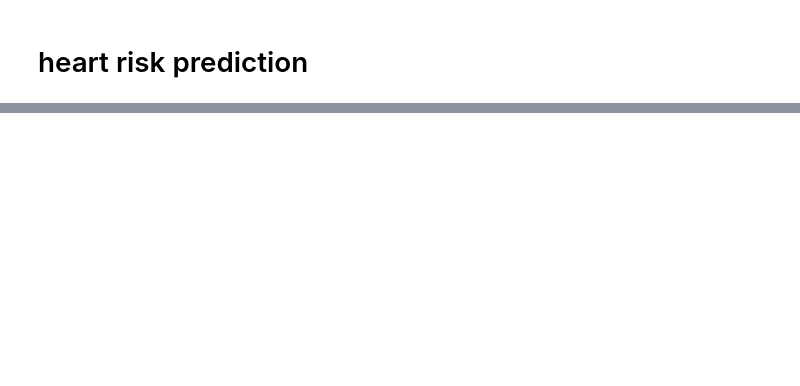
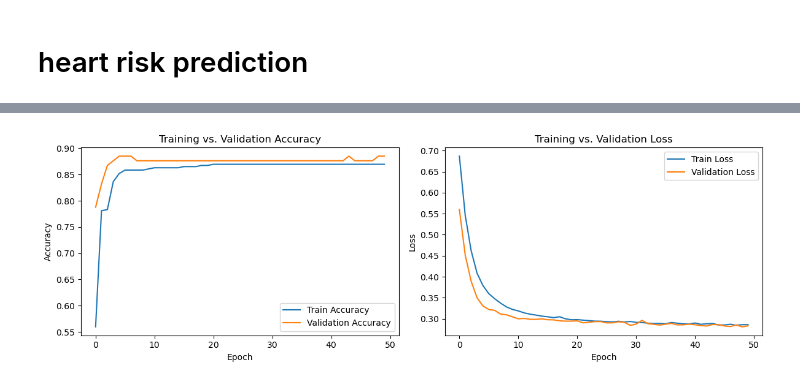
Before and after one commit to LaxmiVatsalyaDaita/CMSE830, a Jupyter notebook: models.ipynb, the cells around one changed output, grey strips where cells are left out. Saved outputs shown, nothing was run; the diff lists cells and outputs as text; code cells hidden in the pictures; blank space fills up the shorter version.

Commit message:
update models.ipynb
changes to modeling and performance comparison completed

```diff
--- a/models.ipynb
+++ b/models.ipynb
@@ -45,3 +49,5 @@ target_sleep_disorder = data['Sleep Disorder']
+# %%
+target_heart_risk = target_heart_risk.apply(lambda x: 1 if x > 0.5 else 0)
 # %%
 features
 # %% [output]
@@ -433,0 +445,11 @@ heart_reg.fit(x_train, y_train)
+# %%
+from sklearn.naive_bayes import GaussianNB
+
+nb_classifier = GaussianNB()
+nb_classifier.fit(x_train, y_train)
+
+nb_y_pred = nb_classifier.predict(x_test_scaled)
+
+print("Accuracy:", accuracy_score(y_test, nb_y_pred))
+print("\nClassification Report:\n", classification_report(y_test, nb_y_pred))
+print("\nConfusion Matrix:\n", confusion_matrix(y_test, nb_y_pred))
@@ -433,0 +485,70 @@ heart_reg.fit(x_train, y_train)
+# %%
+import tensorflow as tf
+from tensorflow.keras.models import Sequential
+from tensorflow.keras.layers import Dense
+from tensorflow.keras.optimizers import Adam
+
+model = Sequential([
+    Dense(32, activation='relu', input_shape=(x_train.shape[1],)),  # Input layer
+    Dense(16, activation='relu'),  # Hidden layer
+    Dense(1, activation='sigmoid')  # Output layer for binary classification
+])
+
+model.compile(optimizer=Adam(learning_rate=0.001),
+              loss='binary_crossentropy',  # Binary classification
+              metrics=['accuracy'])
+
+history = model.fit(x_train, y_train, epochs=50, batch_size=16, validation_split=0.2, verbose=1)
+
+# Evaluate the model on the test set
+y_pred_prob = model.predict(x_test)
+nn_y_pred = (y_pred_prob > 0.5).astype(int)  # Convert probabilities to binary output
+
+print("Accuracy:", accuracy_score(y_test, nn_y_pred))
+print("\nClassification Report:\n", classification_report(y_test, nn_y_pred))
+print("\nConfusion Matrix:\n", confusion_matrix(y_test, nn_y_pred))
+
+
+
+# Early stopping with stricter patience
+# early_stop = EarlyStopping(monitor='val_accuracy', patience=8, restore_best_weights=True)
+
+# # Train the model with validation split
+# history = model.fit(
+#     x_train, y_train,
+#     epochs=100,
+#     batch_size=16,  # Smaller batches improve learning stability
+#     validation_split=0.2,
+#     callbacks=[early_stop],
+#     verbose=1
+# )
+
+# # Evaluate the model
+# loss, accuracy = model.evaluate(x_test_scaled, y_test)
+# print(f'Accuracy: {accuracy:.4f}')
+
+# Plot accuracy and loss
+import matplotlib.pyplot as plt
+plt.figure(figsize=(12, 4))
+
+# Accuracy Plot
+plt.subplot(1, 2, 1)
+plt.plot(history.history['accuracy'], label='Train Accuracy')
+plt.plot(history.history['val_accuracy'], label='Validation Accuracy')
+plt.xlabel('Epoch')
+plt.ylabel('Accuracy')
+plt.legend()
+plt.title('Training vs. Validation Accuracy')
+
+# Loss Plot
+plt.subplot(1, 2, 2)
+plt.plot(history.history['loss'], label='Train Loss')
+plt.plot(history.history['val_loss'], label='Validation Loss')
+plt.xlabel('Epoch')
+plt.ylabel('Loss')
+plt.legend()
+plt.title('Training vs. Validation Loss')
+
+plt.tight_layout()
+plt.show()
+# %% [output]
@@ -433,0 +572 @@ heart_reg.fit(x_train, y_train)
+[figure, added]
```
Also changed, not shown: parts of 19 cells of this notebook, 1 other file.
